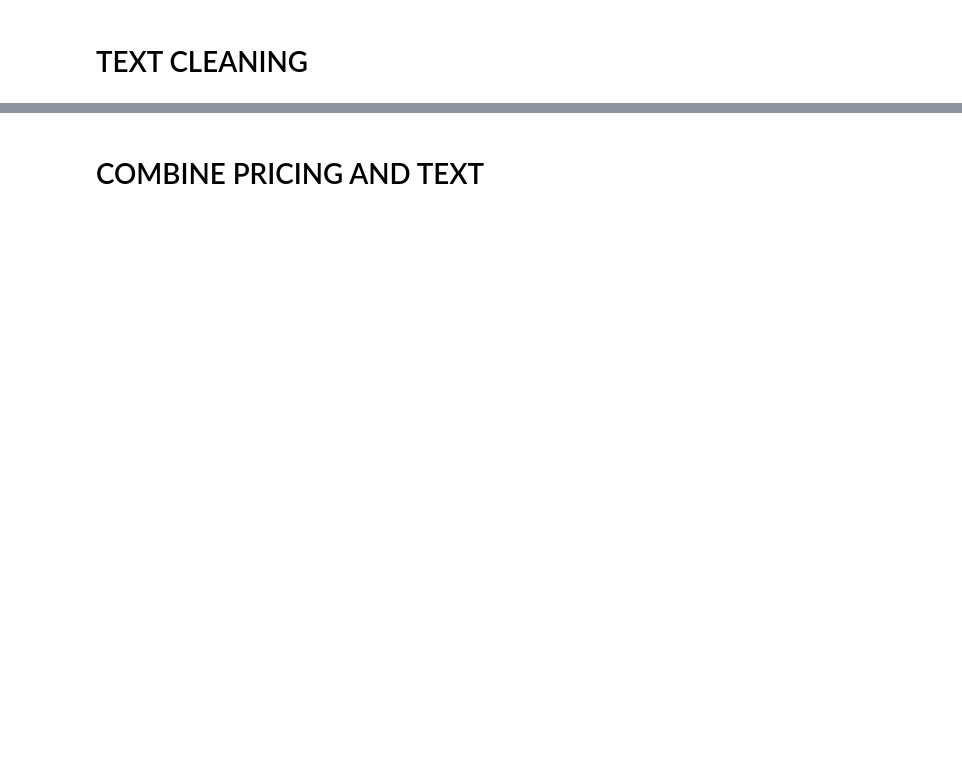
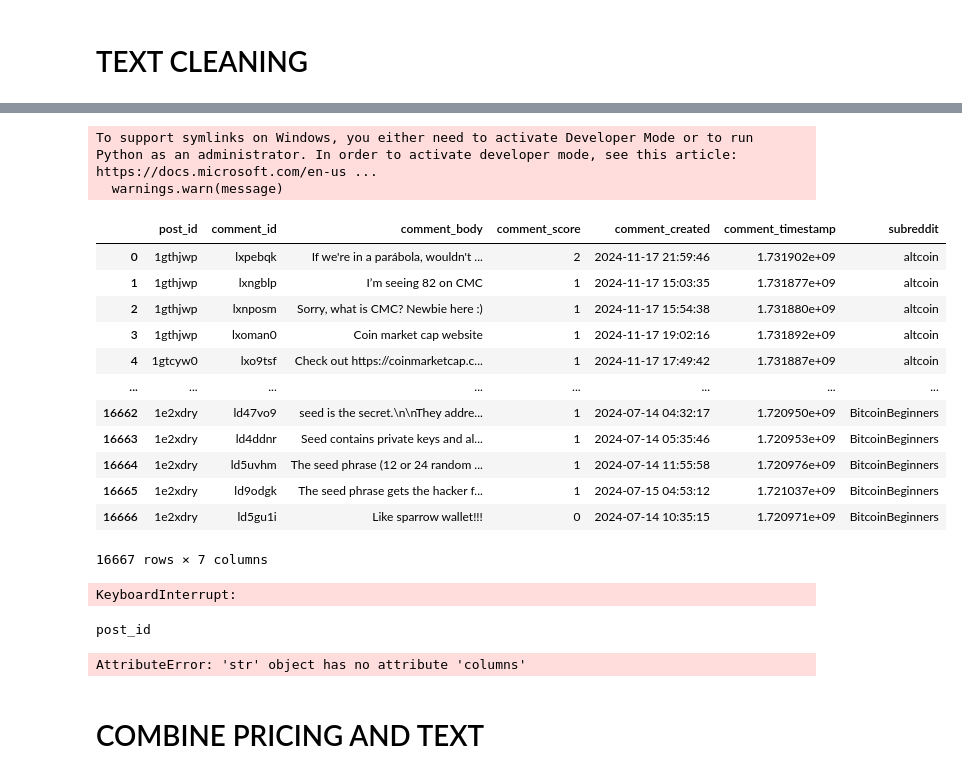
Before and after one commit to srsavas42/BitPulse, a Jupyter notebook: Data/Preprocessing/preprocess.ipynb, the cells around one changed output, grey strips where cells are left out. Drawn from its saved outputs; the diff is of its cells as text; code cells hidden in the pictures; blank space fills up the shorter version.

Commit message:
Almost done pre-processing, sentiment analysis takes too long tho

```diff
--- a/Data/Preprocessing/preprocess.ipynb
+++ b/Data/Preprocessing/preprocess.ipynb
@@ -57,0 +50,16 @@ pd.read_csv(r"..\RedditData\Bitcoin_new\Bitcoin_new_posts_5_years.csv")
+# %%
+# Load the tokenizer and model
+model_name = "cardiffnlp/twitter-roberta-base-sentiment"
+tokenizer = AutoTokenizer.from_pretrained(model_name)
+model = AutoModelForSequenceClassification.from_pretrained(model_name)
+# %% [output]
+To support symlinks on Windows, you either need to activate Developer Mode or to run Python as an administrator. In order to activate developer mode, see this article: https://docs.microsoft.com/en-us ...
+  warnings.warn(message)
+# %%
+reddit_dirs = ["..\RedditData\\" + dir for dir in listdir(r'..\RedditData') if not isfile(join(r'..\RedditData', dir))]
+
+reddit_files = []
+for i in reddit_dirs:
+    for j in listdir(i):
+        if j != ".DS_Store" and isfile(join(i,j)):
+            reddit_files.append(pd.read_csv(join(i, j)))
@@ -57,0 +150,47 @@ pd.read_csv(r"..\RedditData\Bitcoin_new\Bitcoin_new_posts_5_years.csv")
+# %%
+reddit_files[0]
+# %% [output]
+|  | post_id | comment_id | comment_body | comment_score | comment_created | comment_timestamp | subreddit |
+| 0 | 1gthjwp | lxpebqk | If we're in a parábola, wouldn't ... | 2 | 2024-11-17 21:59:46 | 1.731902e+09 | altcoin |
+| 1 | 1gthjwp | lxngblp | I’m seeing 82 on CMC | 1 | 2024-11-17 15:03:35 | 1.731877e+09 | altcoin |
+| 2 | 1gthjwp | lxnposm | Sorry, what is CMC? Newbie here :) | 1 | 2024-11-17 15:54:38 | 1.731880e+09 | altcoin |
+| 3 | 1gthjwp | lxoman0 | Coin market cap website | 1 | 2024-11-17 19:02:16 | 1.731892e+09 | altcoin |
+| 4 | 1gtcyw0 | lxo9tsf | Check out https://coinmarketcap.c... | 1 | 2024-11-17 17:49:42 | 1.731887e+09 | altcoin |
+| ... | ... | ... | ... | ... | ... | ... | ... |
+| 16662 | 1e2xdry | ld47vo9 | seed is the secret.\n\nThey addre... | 1 | 2024-07-14 04:32:17 | 1.720950e+09 | BitcoinBeginners |
+| 16663 | 1e2xdry | ld4ddnr | Seed contains private keys and al... | 1 | 2024-07-14 05:35:46 | 1.720953e+09 | BitcoinBeginners |
+| 16664 | 1e2xdry | ld5uvhm | The seed phrase (12 or 24 random ... | 1 | 2024-07-14 11:55:58 | 1.720976e+09 | BitcoinBeginners |
+| 16665 | 1e2xdry | ld9odgk | The seed phrase gets the hacker f... | 1 | 2024-07-15 04:53:12 | 1.721037e+09 | BitcoinBeginners |
+| 16666 | 1e2xdry | ld5gu1i | Like sparrow wallet!!! | 0 | 2024-07-14 10:35:15 | 1.720971e+09 | BitcoinBeginners |
+16667 rows × 7 columns
+# %%
+i = reddit_files[0]
+if 'title' in i.columns:
+    i['text'] = i['title'] + i['body']
+    i['text'] = i['text'].apply(emoji_sentiment)
+    i[['sentiment', 'confidence']] = i['text'].apply(lambda x: pd.Series(predict_sentiment(x)))
+    i['weight'] = i['score'] + ". " + i['num_comments']
+    i['date'] = pd.to_datetime(i['created']).dt.date
+else:
+    i['text'] = i['comment_body'].apply(emoji_sentiment)
+    i[['sentiment', 'confidence']] = i['text'].apply(lambda x: pd.Series(predict_sentiment(x)))
+    i['weight'] = i['comment_score']
+    i['date'] = pd.to_datetime(i['comment_created']).dt.date
+# %% [output]
+KeyboardInterrupt:
+# %%
+for i in reddit_files:
+    if 'title' in i.columns:
+        i['text'] = i['title'] + i['body']
+        i['text'] = i['text'].apply(emoji_sentiment)
+        i[['sentiment', 'confidence']] = i['text'].apply(lambda x: pd.Series(predict_sentiment(x)))
+        i['weight'] = i['score'] + ". " + i['num_comments']
+        i['date'] = pd.to_datetime(i['created']).dt.date
+    else:
+        i['text'] = i['comment_body'].apply(emoji_sentiment)
+        i[['sentiment', 'confidence']] = i['text'].apply(lambda x: pd.Series(predict_sentiment(x)))
+        i['weight'] = i['comment_score']
+        i['date'] = pd.to_datetime(i['comment_created']).dt.date
+# %% [output]
+post_id
+AttributeError: 'str' object has no attribute 'columns'
```
Also changed, not shown: parts of 13 cells of this notebook, 1 other file.
